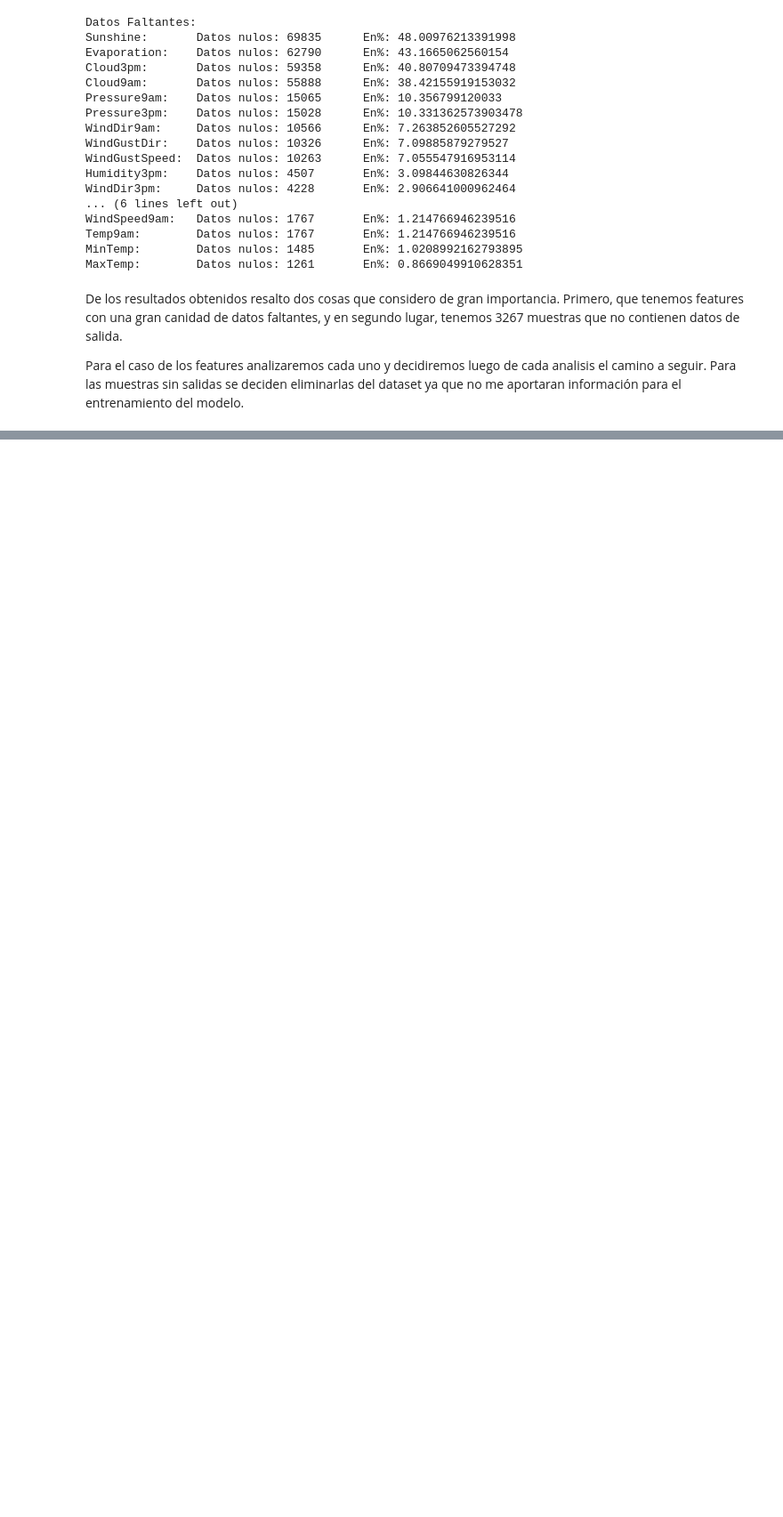
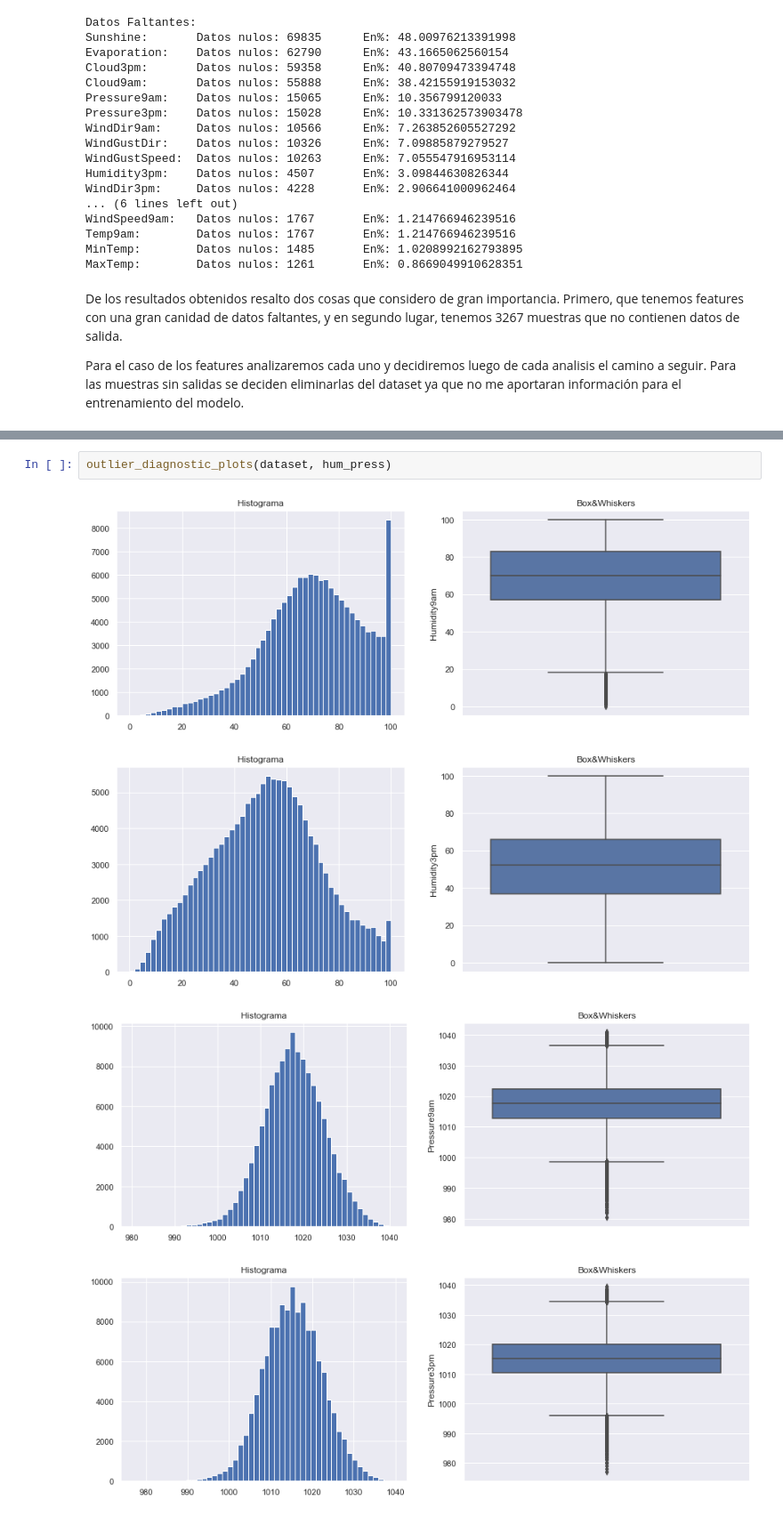
Before and after one commit to AguAcerbo/Carrera-de-Especializacion-en-IA, a Jupyter notebook: B2-Data_Analisis/Trabajo_Final/TP_Integrador_Análisis_de_datos.ipynb, the cells around one changed output, grey strips where cells are left out. Shown at 89% size. Drawn from its saved outputs; the diff is of its cells as text; blank space fills up the shorter version.

```diff
--- a/B2-Data_Analisis/Trabajo_Final/TP_Integrador_Análisis_de_datos.ipynb
+++ b/B2-Data_Analisis/Trabajo_Final/TP_Integrador_Análisis_de_datos.ipynb
@@ -266,0 +252,7 @@ display_dataset_distributions(dataset)
+# %%
+outlier_diagnostic_plots(dataset, hum_press)
+# %% [output]
+[figure, added]
+[figure, added]
+[figure, added]
+[figure, added]
```
Also changed, not shown: parts of 9 cells of this notebook, 1 other file.
